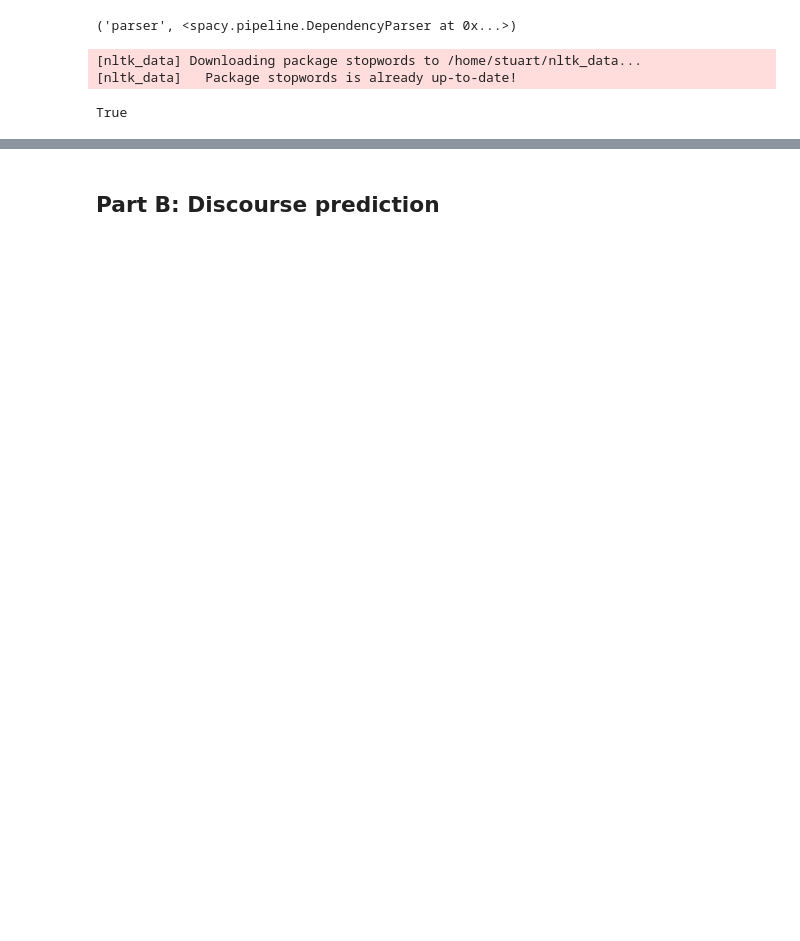
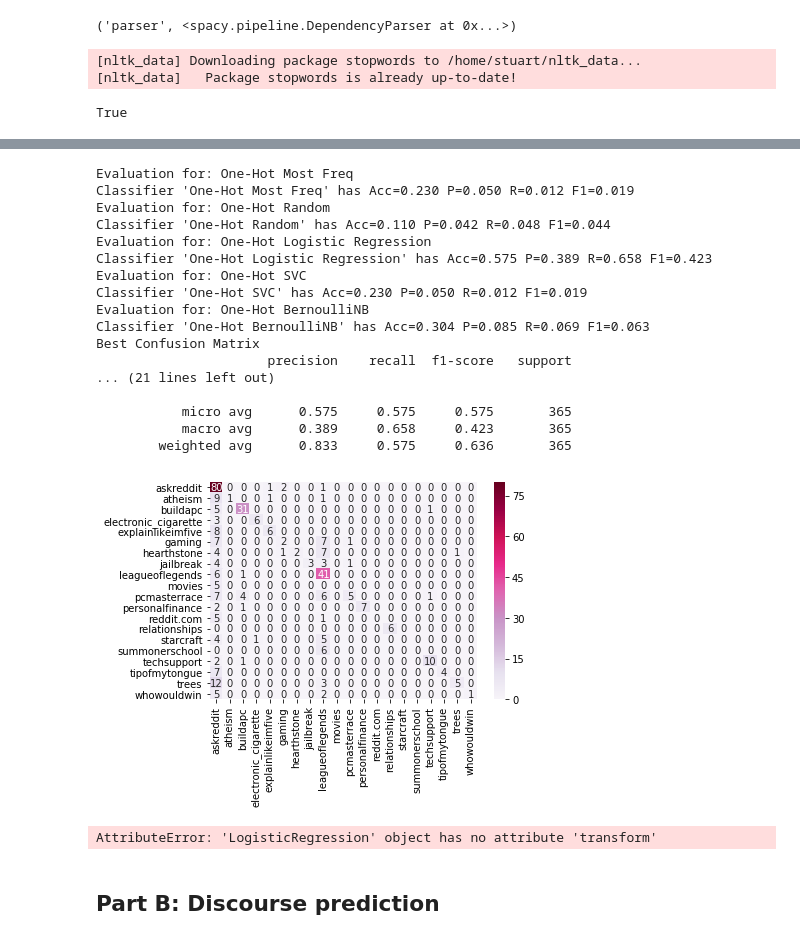
Before and after one commit to themadprofessor/UniWork, a Jupyter notebook: TAD/Coursework skeleton.ipynb, the cells around one changed output, grey strips where cells are left out. Cells and saved outputs as stored; diff of their text form; code cells hidden in the pictures; blank space fills up the shorter version.

```diff
--- a/TAD/Coursework skeleton.ipynb
+++ b/TAD/Coursework skeleton.ipynb
@@ -225,17 +260,17 @@ tfidf_pipeline = Pipeline([
     ("union", FeatureUnion([
         ("title", Pipeline([
             ("select", ItemSelector('title')),
-            ("vec", tfidf_vectorizer)
+            ("vec", tfidf_vectorizer())
         ])),
         ("body", Pipeline([
             ("select", ItemSelector('body')),
-            ("vec", tfidf_vectorizer)
+            ("vec", tfidf_vectorizer())
         ])),
         ("author", Pipeline([
             ("select", ItemSelector('author')),
-            ("vec", tfidf_vectorizer)
+            ("vec", tfidf_vectorizer())
         ])),
     ]))
 ])
-train_tfidf_features = tfidf_pipeline.fit_transform(train_posts)
-test_tfidf_features = tfidf_pipeline.transform(test_posts)
+train_tfidf_features = tfidf_pipeline.fit_transform(train_threads_expand)
+test_tfidf_features = tfidf_pipeline.transform(test_threads_expand)
@@ -278,3 +311,65 @@ test_author_tfidf_features = tfidf_vectorizer.transform(test_posts['author'])
+# %%
+most_freq_class.fit(train_tfidf_features, train_threads_expand['subreddit'])
+rand_class.fit(train_tfidf_features, train_threads_expand['subreddit'])
+log_reg_class.fit(train_tfidf_features, train_threads_expand['subreddit'])
+svc_class.fit(train_tfidf_features, train_threads_expand['subreddit'])
+ber_nb_class.fit(train_tfidf_features, train_threads_expand['subreddit'])
+
+predicts = {}
+predicts['One-Hot Most Freq'] = most_freq_class.predict(test_tfidf_features)
+predicts['One-Hot Random'] = rand_class.predict(test_tfidf_features)
+predicts['One-Hot Logistic Regression'] = log_reg_class.predict(test_tfidf_features)
+predicts['One-Hot SVC'] = svc_class.predict(test_tfidf_features)
+predicts['One-Hot BernoulliNB'] = ber_nb_class.predict(test_tfidf_features)
+
+evaluation(predicts, test_threads_expand['subreddit'])
+# %% [output]
+Evaluation for: One-Hot Most Freq
+Classifier 'One-Hot Most Freq' has Acc=0.230 P=0.050 R=0.012 F1=0.019
+Evaluation for: One-Hot Random
+Classifier 'One-Hot Random' has Acc=0.110 P=0.042 R=0.048 F1=0.044
+Evaluation for: One-Hot Logistic Regression
+Classifier 'One-Hot Logistic Regression' has Acc=0.575 P=0.389 R=0.658 F1=0.423
+Evaluation for: One-Hot SVC
+Classifier 'One-Hot SVC' has Acc=0.230 P=0.050 R=0.012 F1=0.019
+Evaluation for: One-Hot BernoulliNB
+Classifier 'One-Hot BernoulliNB' has Acc=0.304 P=0.085 R=0.069 F1=0.063
+Best Confusion Matrix
+                      precision    recall  f1-score   support
+... (21 lines left out)
+
+           micro avg      0.575     0.575     0.575       365
+           macro avg      0.389     0.658     0.423       365
+        weighted avg      0.833     0.575     0.636       365
+[figure, added]
+# %%
+from sklearn.model_selection import RandomizedSearchCV
+from sklearn.metrics import f1_score, make_scorer
+from scipy import stats
+
+cv_pipeline = Pipeline([
+    ('tfidf', tfidf_pipeline),
+    ('class', LogisticRegression(solver="saga"))
+])
+
+tfidf_params = {
+    'tfidf__union__title__vec__sublinear_tf': stats.randint(0, 1),
+    #'tfidf__union__title__vec__ngram_range': stats.randint(1, 3),
+    'tfidf__union__title__vec__max_features': stats.randint(0, 50000),
+    'tfidf__union__body__vec__sublinear_tf': stats.randint(0, 1),
+    #'tfidf__union__body__vec__ngram_range': stats.randint(1, 3),
+    'tfidf__union__body__vec__max_features': stats.randint(0, 50000),
+    'tfidf__union__author__vec__sublinear_tf': stats.randint(0, 1),
+    #'tfidf__union__author__vec__ngram_range': stats.randint(1, 3),
+    'tfidf__union__author__vec__max_features': stats.randint(0, 50000),
+}
+
+cv_tfidf = RandomizedSearchCV(cv_pipeline, tfidf_params, n_jobs=1, scoring=make_scorer(f1_score, average='macro'), cv=2)
+cv_tfidf.fit(train_threads_expand, train_threads_expand['subreddit'])
+test_threads_cv_features = cv_tfidf.transform(test_threads_expand)
+evaluation({'CV TF-IDF Log-Reg', log_reg_class.predict(test_threads_cv_features)}, test_threads_expand['subreddit'])
+# %% [output]
+AttributeError: 'LogisticRegression' object has no attribute 'transform'
 # %% [markdown]
 ## Part B: Discourse prediction ##
 # %%
```
Also changed, not shown: parts of 15 cells of this notebook.
